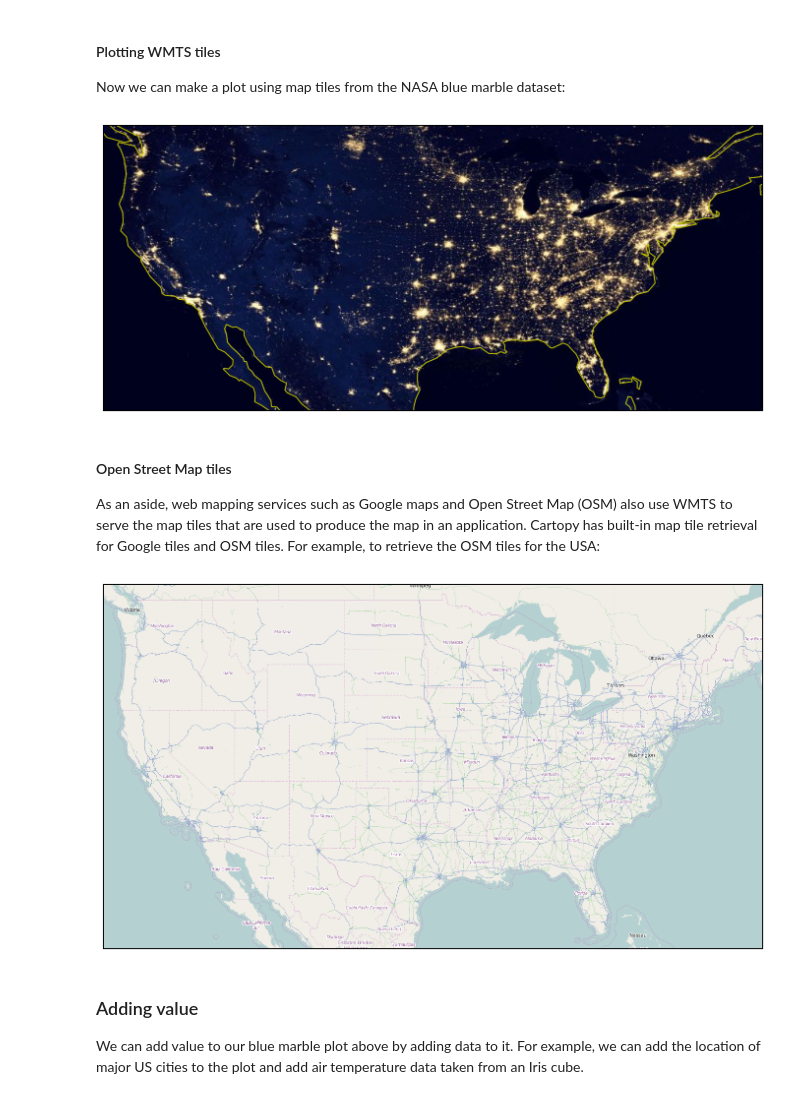
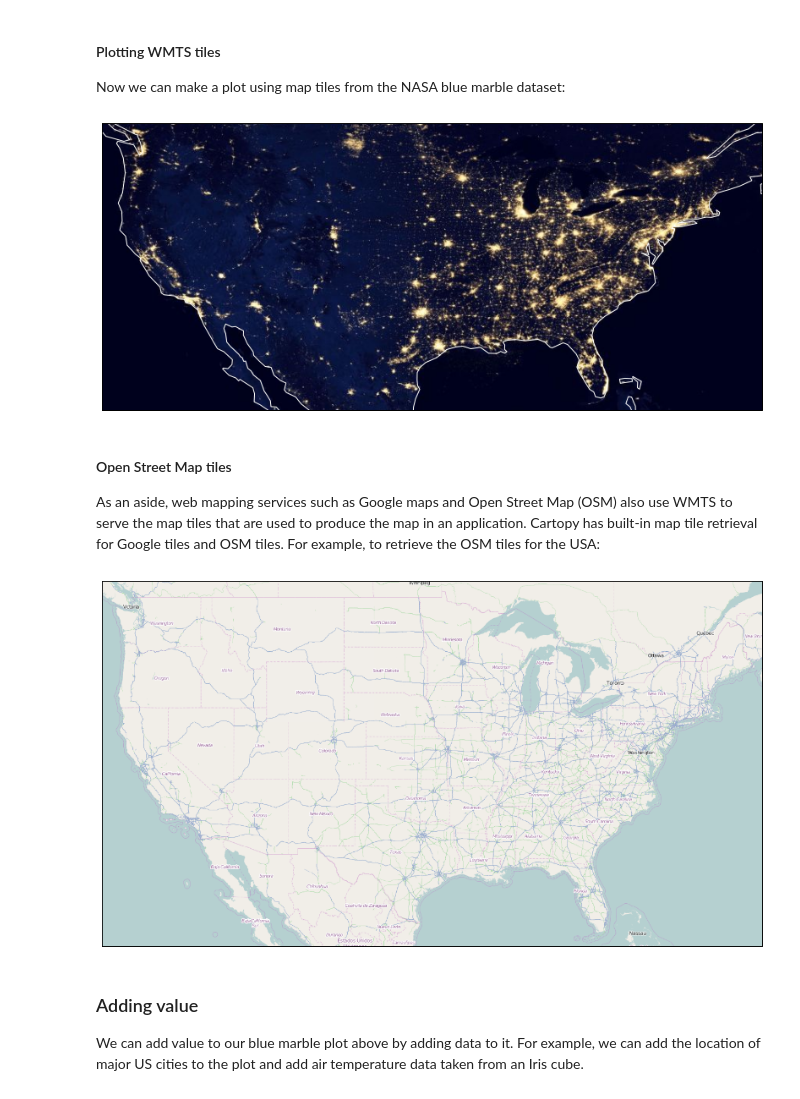
Before and after one commit to DPeterK/iris_example_code, a Jupyter notebook: plotting_wmts_with_cartopy.ipynb, the cells around one changed output. Saved outputs shown, nothing was run; the diff lists cells and outputs as text; code cells hidden in the pictures.

```diff
--- a/plotting_wmts_with_cartopy.ipynb
+++ b/plotting_wmts_with_cartopy.ipynb
@@ -80,7 +79,7 @@ import matplotlib.pyplot as plt
 us_extent = [-126.0, -66.0, 24.0, 50.0]
 
 def set_up_axes(proj, coast_colour=None, extent=us_extent):
-    fig = plt.figure(figsize=(12, 8))
+    fig = plt.figure(figsize=(14, 9))
     ax = plt.axes(projection=proj)
     if coast_colour is not None:
         ax.coastlines(color=coast_colour)
@@ -92,13 +91,13 @@ def set_up_axes(proj, coast_colour=None, extent=us_extent):
 Now we can make a plot using map tiles from the NASA blue marble dataset:
 # %%
 proj = ccrs.PlateCarree()
-ax = set_up_axes(proj, coast_colour='y')
+ax = set_up_axes(proj, coast_colour='w')
 
 ax.add_wmts(url, layer)
 
 plt.show()
 # %% [output]
-[figure, old version]
+[figure, new version]
 # %% [markdown]
 #### Open Street Map tiles ####
 
@@ -114,7 +113,7 @@ ax.add_image(osm_tiles, 5)
 
 plt.show()
 # %% [output]
-[figure, old version]
+[figure, new version]
 # %% [markdown]
 ### Adding value ###
 
```
Also changed, not shown: parts of 6 cells of this notebook.
